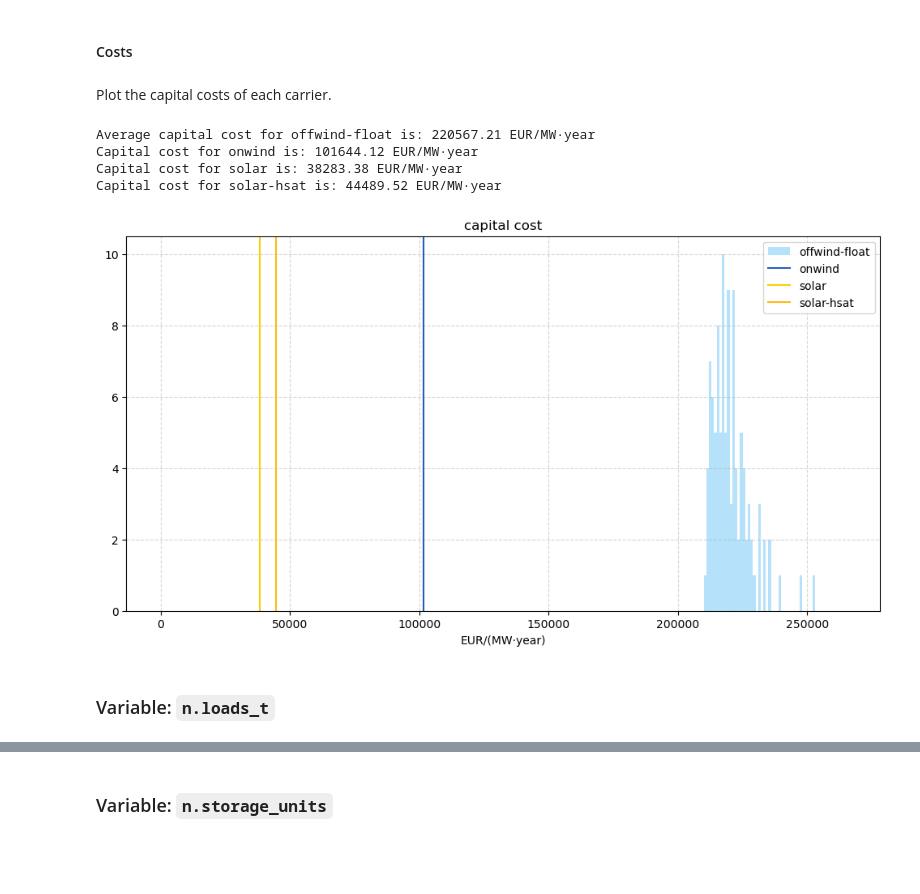
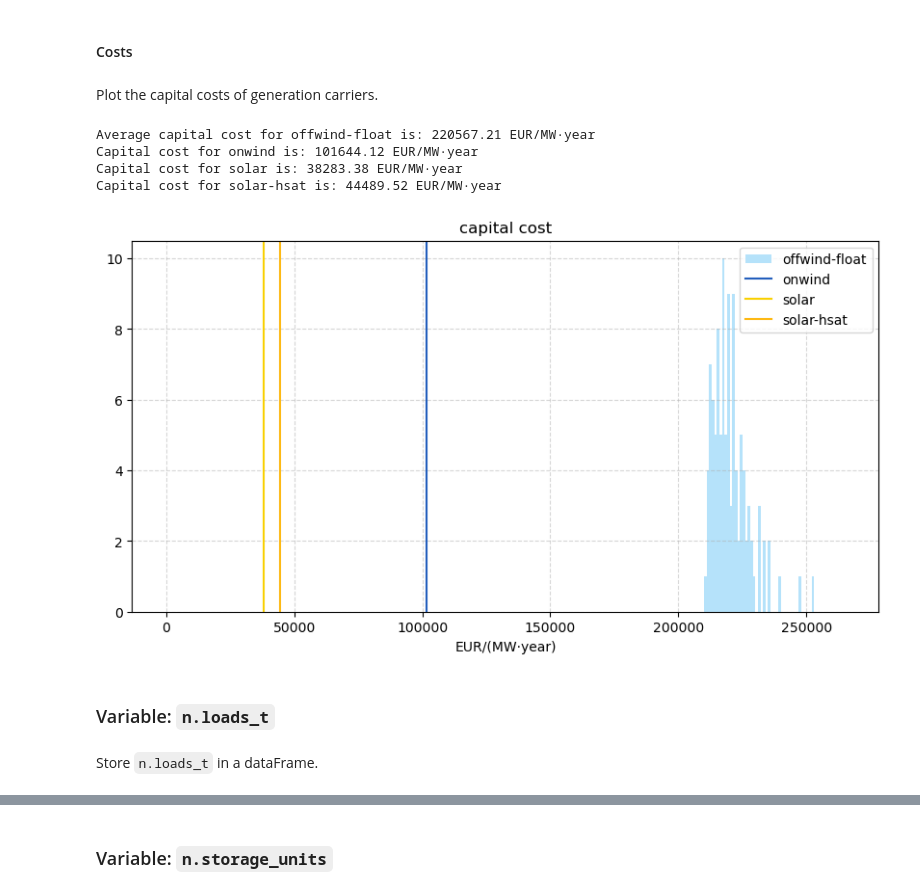
Before and after one commit to cristobal-GC/pypsaX-notebooks, a Jupyter notebook: rules/add_electricity.ipynb, the cells around one changed output, grey strips where cells are left out. Cells and saved outputs as stored; diff of their text form; code cells hidden in the pictures; blank space fills up the shorter version.

```diff
--- a/rules/add_electricity.ipynb
+++ b/rules/add_electricity.ipynb
@@ -211,10 +235,13 @@ Plot the same but aggregated to a specific NUTS level.
 
 (For **PyPSA-Spain**, you can use NUTS files stored in folder `data_ES/`).
 # %%
-########## Parameters
-carrier = 'CCGT'
-##### Uncomment one of the following
-feature = 'area_NUTS'
+#################### Parameters
+
+##### Select carrier
+carrier = 'onwind'
+
+##### Select feature. Uncomment one of the following:
+# feature = 'area_NUTS'
 feature = 'weighted_p_nom'
 #feature = 'weighted_p_nom_density'
 #feature = 'weighted_p_nom_max'
@@ -222,8 +249,7 @@ feature = 'weighted_p_nom'
 #feature = 'weighted_p_nom_max_ratio'
 
 
-########## Get gdf_NUTS (it must contain at least columns 'NUTS_ID' and 'geometry')
-
+##### Retrieve gdf_NUTS (it must contain at least columns 'NUTS_ID' and 'geometry')
 NUTS_level = '3'
 
 file_NUTS = f'NUTS{NUTS_level}_ES.geojson'
@@ -239,7 +265,7 @@ gdf_NUTS = gdf_NUTS[~gdf_NUTS['NUTS_ID'].apply(lambda x: any(x.startswith(prefij
 
 
 
-########## Plot map at NUTS regions
+#################### Plot map
 
 fig_size = [8,6]
 crs = ccrs.PlateCarree()
@@ -250,8 +276,8 @@ fig, ax = plt.subplots(figsize=fig_size, subplot_kw={'projection': crs})
 ### Add network geometry
 fun_map_NUTS_geometry(gdf_NUTS, ax)
 
-### Add network capacity at Voronoi cells
-fun_map_NUTS_capacity(carrier, n, gdf_NUTS, feature, ax)
+### Add network capacity at NUTS regions
+fun_map_NUTS_generators(carrier, n, gdf_NUTS, feature, ax)
 
 ### Add features
 fun_map_add_features(ax)
@@ -260,9 +286,11 @@ fun_map_add_features(ax)
 # %% [markdown]
 #### Costs
 # %% [markdown]
-Plot the capital costs of each carrier.
+Plot the capital costs of generation carriers.
 # %%
-########## Parameters
+#################### Parameters
+
+##### Select a list of carriers
 
 # Get all the carriers
 carrier_list = gg['carrier'].unique().tolist()
@@ -274,58 +302,62 @@ carrier_list.remove('ror')
 
 
 
-##### Make plot
+#################### Make plot
 
-fig_size = [12,6]
+fig_size = [10,5]
 
 fig, ax = plt.subplots(1,1,figsize=fig_size)
 
 
-##### Define bins
+# Define bins
 minimo = 0 # 0.95 * gg.loc[ gg['carrier'].isin(carrier_list), 'capital_cost'].min()
 maximo = 1.05 * gg.loc[ gg['carrier'].isin(carrier_list), 'capital_cost'].max()
 ancho = 1000
 
 bins = np.arange(minimo, maximo, 1000)
 
+
+# Define colors
 tech_colors = n.carriers['color']
 
 
 for carrier in sorted(carrier_list):
 
-    ##### Filtra el carrier
+    ##### Filter the carrier
     df = gg[gg['carrier']==carrier]
 
 
-    ##### si son todos iguales (al segundo decimal)
+    ##### Only single cost for the carrier
     if df['capital_cost'].round(2).nunique()==1:
 
         valor = df['capital_cost'].unique()[0]
 
         ax.axvline(x=valor, label=carrier, color = tech_colors[carrier])
 
         print(f'Capital cost for {carrier} is: {valor:.2f} EUR/MW·year')
 
-
+    ##### Different costs for the carrier
     else:
         plt.hist(df['capital_cost'], bins=bins,
                  edgecolor='none', color = tech_colors[carrier],
                  label=carrier, alpha=1)
 
         valor = df['capital_cost'].mean()
         print(f'Average capital cost for {carrier} is: {valor:.2f} EUR/MW·year')
 
 
 ax.set_title('capital cost')
 ax.set_xlabel('EUR/(MW·year)')
 ax.legend()
 ax.grid(True, linestyle='--', alpha=0.5)
 # %% [output]
 Average capital cost for offwind-float is: 220567.21 EUR/MW·year
 Capital cost for onwind is: 101644.12 EUR/MW·year
 Capital cost for solar is: 38283.38 EUR/MW·year
 Capital cost for solar-hsat is: 44489.52 EUR/MW·year
-[figure, old version]
+[figure, new version]
 # %% [markdown]
 ### Variable: `n.loads_t`
+# %% [markdown]
+Store `n.loads_t` in a dataFrame.
 # %%
```
Also changed, not shown: parts of 35 cells of this notebook, 13 other files.
